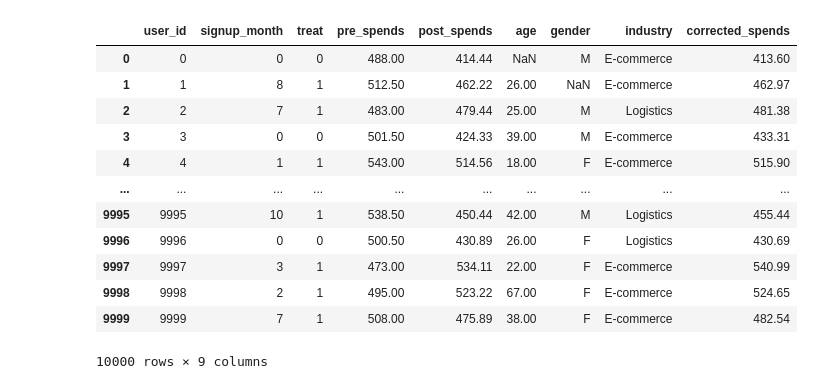
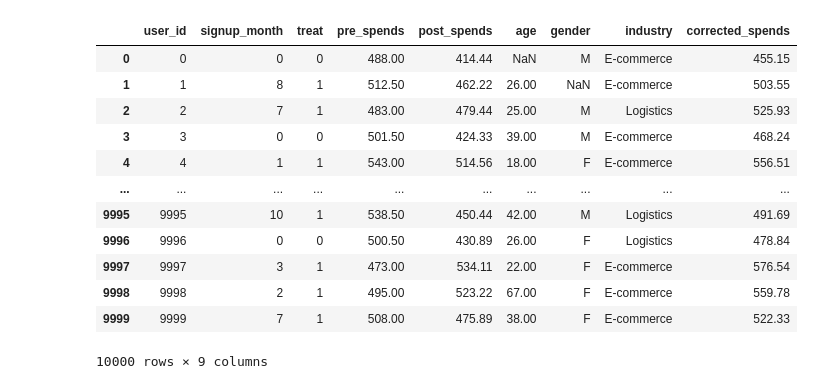
Before and after one commit to sb-ai-lab/HypEx, a Jupyter notebook: examples/experiments/Model_Estimate.ipynb, the cells around one changed output. Drawn from its saved outputs; the diff is of its cells as text; code cells hidden in the pictures.

```diff
--- a/examples/experiments/Model_Estimate.ipynb
+++ b/examples/experiments/Model_Estimate.ipynb
@@ -71,21 +88,21 @@ data
 # %%
 model = RandomModel(
-    target_field="post_spends", group_fields=["age", "gender", "industry"]
+    target_field="post_spends", group_fields=["age", "gender", "industry"], diff_percentage=0.1
 )
 model = model.fit(data)
 data["corrected_spends"] = model.predict(data)
 data
 # %% [output]
 |  | user_id | signup_month | treat | pre_spends | post_spends | age | gender | industry | corrected_spends |
-| 0 | 0 | 0 | 0 | 488.00 | 414.44 | NaN | M | E-commerce | 413.60 |
-| 1 | 1 | 8 | 1 | 512.50 | 462.22 | 26.00 | NaN | E-commerce | 462.97 |
-| 2 | 2 | 7 | 1 | 483.00 | 479.44 | 25.00 | M | Logistics | 481.38 |
-| 3 | 3 | 0 | 0 | 501.50 | 424.33 | 39.00 | M | E-commerce | 433.31 |
-| 4 | 4 | 1 | 1 | 543.00 | 514.56 | 18.00 | F | E-commerce | 515.90 |
+| 0 | 0 | 0 | 0 | 488.00 | 414.44 | NaN | M | E-commerce | 455.15 |
+| 1 | 1 | 8 | 1 | 512.50 | 462.22 | 26.00 | NaN | E-commerce | 503.55 |
+| 2 | 2 | 7 | 1 | 483.00 | 479.44 | 25.00 | M | Logistics | 525.93 |
+| 3 | 3 | 0 | 0 | 501.50 | 424.33 | 39.00 | M | E-commerce | 468.24 |
+| 4 | 4 | 1 | 1 | 543.00 | 514.56 | 18.00 | F | E-commerce | 556.51 |
 | ... | ... | ... | ... | ... | ... | ... | ... | ... | ... |
-| 9995 | 9995 | 10 | 1 | 538.50 | 450.44 | 42.00 | M | Logistics | 455.44 |
-| 9996 | 9996 | 0 | 0 | 500.50 | 430.89 | 26.00 | F | Logistics | 430.69 |
-| 9997 | 9997 | 3 | 1 | 473.00 | 534.11 | 22.00 | F | E-commerce | 540.99 |
-| 9998 | 9998 | 2 | 1 | 495.00 | 523.22 | 67.00 | F | E-commerce | 524.65 |
-| 9999 | 9999 | 7 | 1 | 508.00 | 475.89 | 38.00 | F | E-commerce | 482.54 |
+| 9995 | 9995 | 10 | 1 | 538.50 | 450.44 | 42.00 | M | Logistics | 491.69 |
+| 9996 | 9996 | 0 | 0 | 500.50 | 430.89 | 26.00 | F | Logistics | 478.84 |
+| 9997 | 9997 | 3 | 1 | 473.00 | 534.11 | 22.00 | F | E-commerce | 576.54 |
+| 9998 | 9998 | 2 | 1 | 495.00 | 523.22 | 67.00 | F | E-commerce | 559.78 |
+| 9999 | 9999 | 7 | 1 | 508.00 | 475.89 | 38.00 | F | E-commerce | 522.33 |
 10000 rows × 9 columns
```
Also changed, not shown: parts of 7 cells of this notebook.
